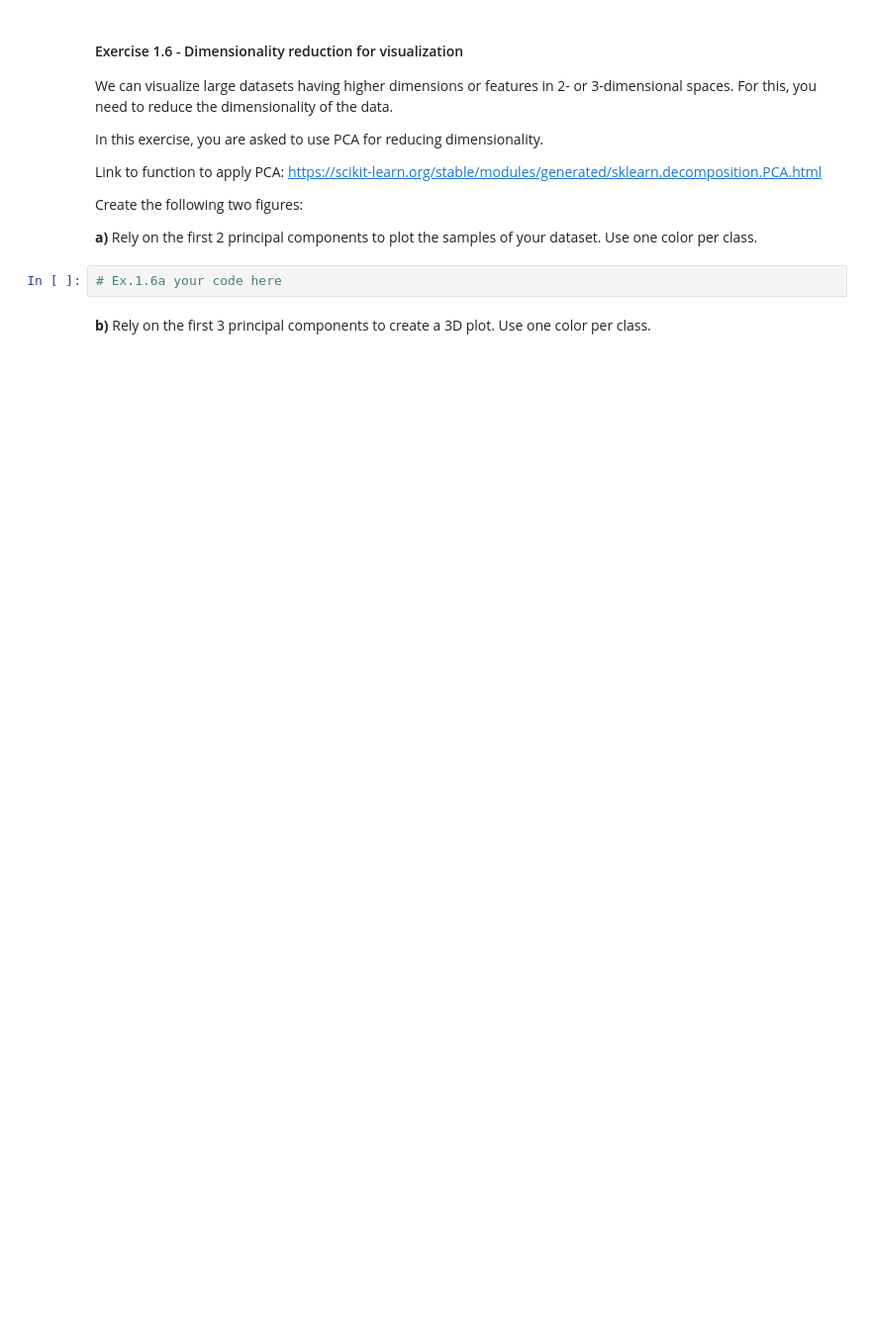
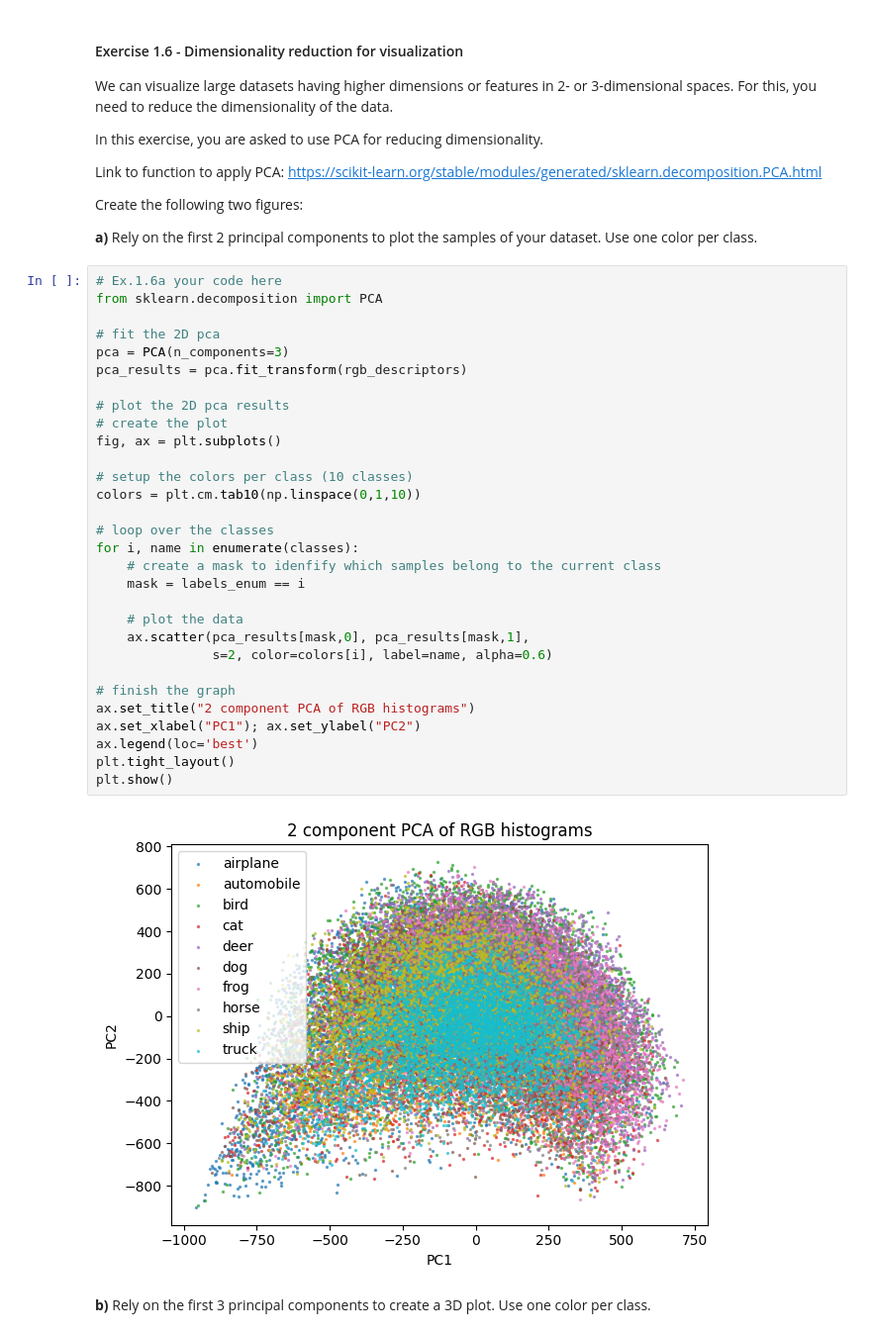
Before and after one commit to darkroasted/DS_CV_assignments, a Jupyter notebook: CV_assignents/Assignment 1 - Understanding a dataset.ipynb, the cells around one changed output. Shown at 99% size. Saved outputs shown, nothing was run; the diff lists cells and outputs as text; blank space fills up the shorter version.

```diff
--- a/CV_assignents/Assignment 1 - Understanding a dataset.ipynb
+++ b/CV_assignents/Assignment 1 - Understanding a dataset.ipynb
@@ -228,6 +317,36 @@ Create the following two figures:
 **a)** Rely on the first 2 principal components to plot the samples of your dataset. Use one color per class.
 # %%
 # Ex.1.6a your code here
+from sklearn.decomposition import PCA
+
+# fit the 2D pca
+pca = PCA(n_components=3)
+pca_results = pca.fit_transform(rgb_descriptors)
+
+# plot the 2D pca results
+# create the plot
+fig, ax = plt.subplots()
+
+# setup the colors per class (10 classes)
+colors = plt.cm.tab10(np.linspace(0,1,10))
+
+# loop over the classes
+for i, name in enumerate(classes):
+    # create a mask to idenfify which samples belong to the current class
+    mask = labels_enum == i
+
+    # plot the data
+    ax.scatter(pca_results[mask,0], pca_results[mask,1],
+               s=2, color=colors[i], label=name, alpha=0.6)
+
+# finish the graph
+ax.set_title("2 component PCA of RGB histograms")
+ax.set_xlabel("PC1"); ax.set_ylabel("PC2")
+ax.legend(loc='best')
+plt.tight_layout()
+plt.show()
+# %% [output]
+[figure, added]
 # %% [markdown]
 **b)** Rely on the first 3 principal components to create a 3D plot. Use one color per class.
 # %%
```
Also changed, not shown: parts of 8 cells of this notebook.
